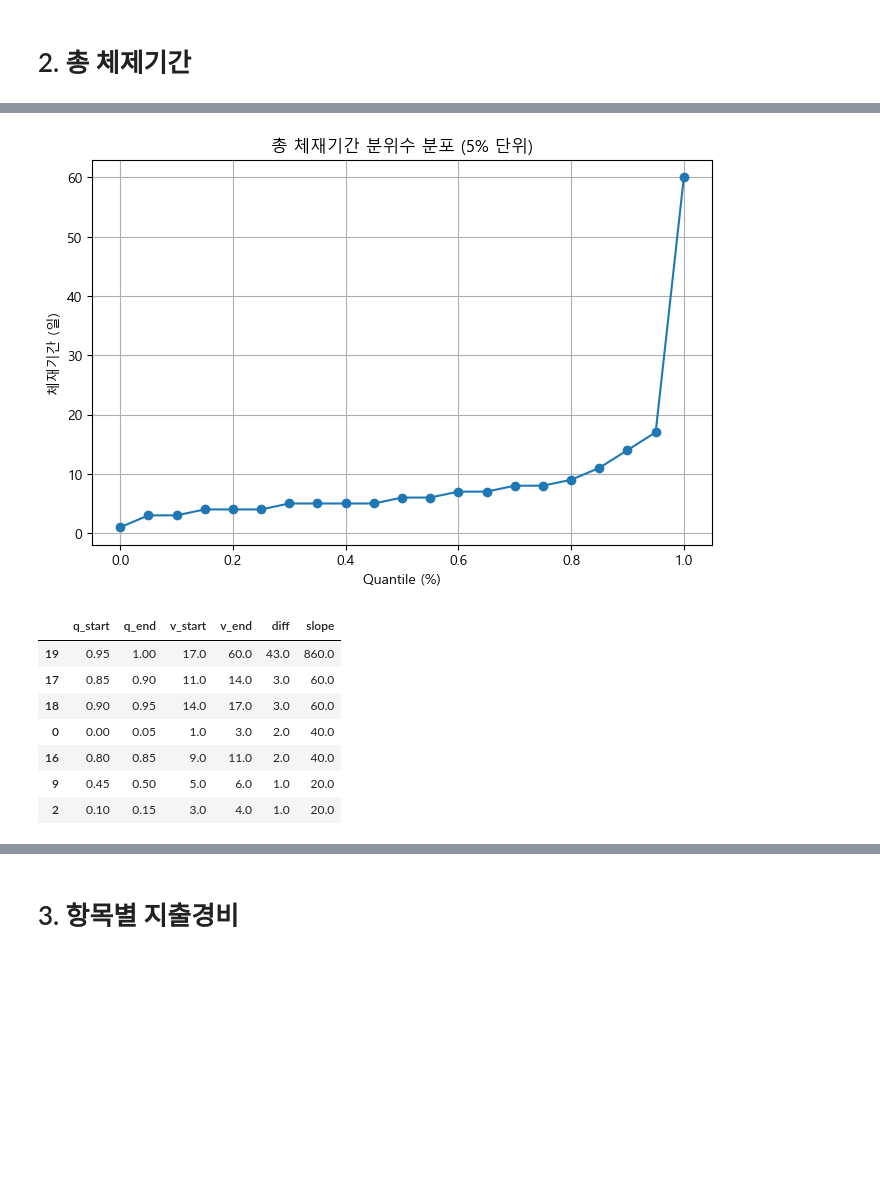
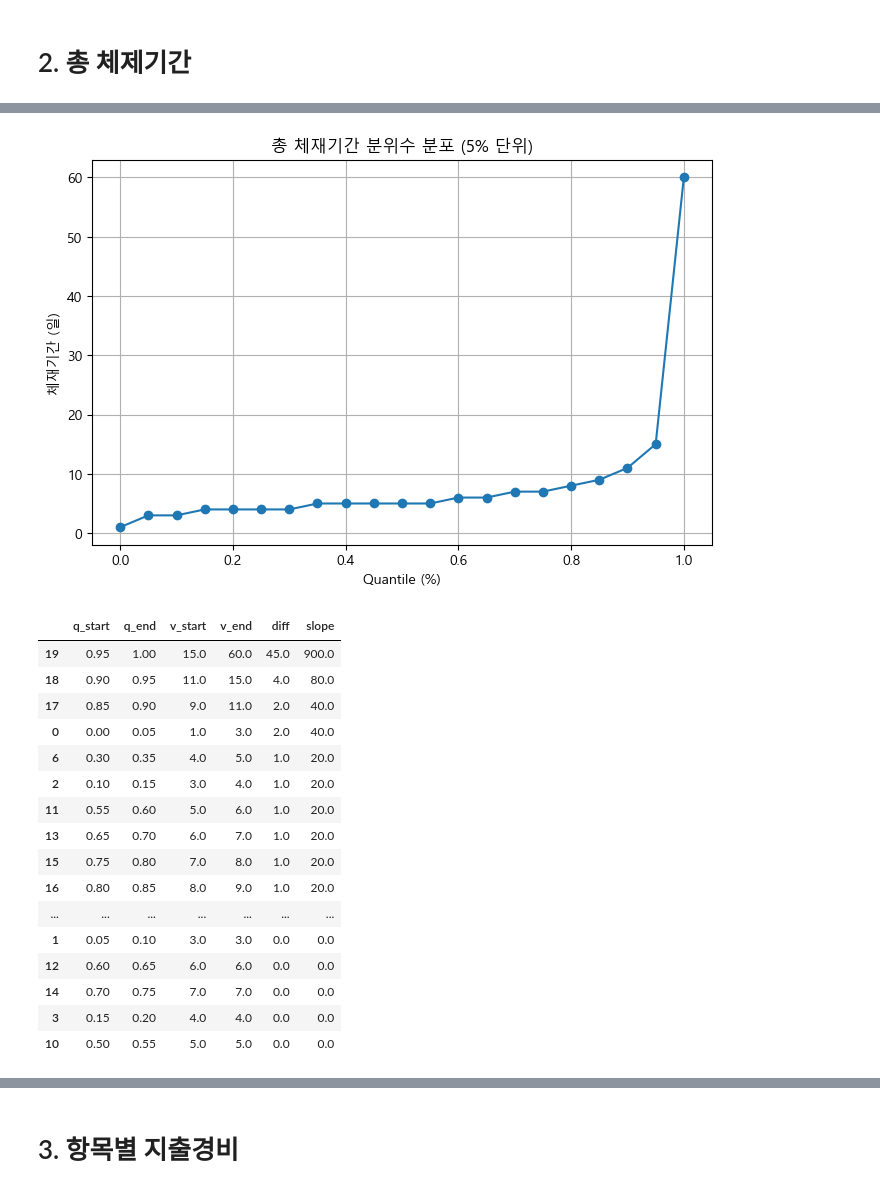
Before and after one commit to mariethecat08/korea-tour-recommender, a Jupyter notebook: notebooks/실험용/4차_전처리.ipynb, the cells around one changed output, grey strips where cells are left out. Cells and saved outputs as stored; diff of their text form; code cells hidden in the pictures; blank space fills up the shorter version.

```diff
--- a/notebooks/실험용/4차_전처리.ipynb
+++ b/notebooks/실험용/4차_전처리.ipynb
@@ -15,6 +15,6 @@ plt.rcParams['axes.unicode_minus'] = False
 
 
 # df = pd.read_csv('C:/Users/wndus/OneDrive/바탕 화면/관광지추천/2차_전처리.csv', encoding = 'utf-8')
-df = pd.read_csv('C:/Users/sopi0/codes/korea-tour-recommender/data/3차_전처리.csv')
+df = pd.read_csv('C:/Users/sopi0/codes/korea-tour-recommender/data/2024_3차_전처리.csv')
 df
 # %% [output]
@@ -148,31 +190,36 @@ slope_df.reindex(slope_df['slope'].abs().sort_values(ascending=False).index)
 # %%
 ### 구간화 ###
 
-col = '문10. 1인 1일 지출경비(영향치 결측, 61일 이상 결측, 국제교통비 제외)'
+col = '문10. 1인 1일 지출경비(상하위 1% 대체, 61일 이상 결측)'
 
 # 분위수 기준값
-p20 = 106.08
-p50 = 177.765
-p80 = 298.14
-p90 = 400
-p95 = 540.9375
+# p20 = 106.08
+# p50 = 177.765
+# p80 = 298.14
+# p90 = 400
+# p95 = 540.9375
+
+p5 = 112.911306
+p75 = 362.264875
+p90 = 528.034286
+p100 = 1687.500000
 
 def segment(x):
-    if x < p20:
+    if x < p5:
         return 1
-    elif x < p50:
+    elif x < p75:
         return 2
-    elif x < p80:
+    elif x < p90:
         return 3
-    elif x < p90:
+    # elif x < p90:
+    #     return 4
+    # elif x < p95:
+    #     return 5
+    else:
         return 4
-    elif x < p95:
-        return 5
-    else:
-        return 6
 
 df[col] = df[col].apply(segment)
 
 
-df['문10. 1인 1일 지출경비(영향치 결측, 61일 이상 결측, 국제교통비 제외)'].value_counts()
+df['문10. 1인 1일 지출경비(상하위 1% 대체, 61일 이상 결측)'].value_counts()
 # %% [output]
@@ -241,38 +286,47 @@ plt.title('총 체재기간 분위수 분포 (5% 단위)')
 plt.grid(True)
 plt.show()
 # %% [output]
-[figure, old version]
+[figure, new version]
 # %%
 q = q_df2['Quantile'].values
 v = q_df2['Value'].values
 
 # 인접 분위수 간 차이 계산
 diff = np.diff(v)      # Value 차이
 step = np.diff(q)      # Quantile 차이 (여기서는 전부 5씩 일정)
 
 # 기울기(증가량) = diff / step (step 일정이라 diff로 비교해도 동일)
 slope = diff / step
 
 # 구간 테이블 생성
 slope_df2 = pd.DataFrame({
     'q_start': q[:-1],
     'q_end': q[1:],
     'v_start': v[:-1],
     'v_end': v[1:],
     'diff': diff,
     'slope': slope
 })
 
 # 기울기(절댓값) 큰 순으로 상위 7개 구간 추출
-top7_stay = slope_df2.reindex(slope_df2['slope'].abs().sort_values(ascending=False).index).head(7)
+top7_stay = slope_df2.reindex(slope_df2['slope'].abs().sort_values(ascending=False).index)
 
 top7_stay
 # %% [output]
 |  | q_start | q_end | v_start | v_end | diff | slope |
-| 19 | 0.95 | 1.00 | 17.0 | 60.0 | 43.0 | 860.0 |
-| 17 | 0.85 | 0.90 | 11.0 | 14.0 | 3.0 | 60.0 |
-| 18 | 0.90 | 0.95 | 14.0 | 17.0 | 3.0 | 60.0 |
+| 19 | 0.95 | 1.00 | 15.0 | 60.0 | 45.0 | 900.0 |
+| 18 | 0.90 | 0.95 | 11.0 | 15.0 | 4.0 | 80.0 |
+| 17 | 0.85 | 0.90 | 9.0 | 11.0 | 2.0 | 40.0 |
 | 0 | 0.00 | 0.05 | 1.0 | 3.0 | 2.0 | 40.0 |
-| 16 | 0.80 | 0.85 | 9.0 | 11.0 | 2.0 | 40.0 |
-| 9 | 0.45 | 0.50 | 5.0 | 6.0 | 1.0 | 20.0 |
+| 6 | 0.30 | 0.35 | 4.0 | 5.0 | 1.0 | 20.0 |
 | 2 | 0.10 | 0.15 | 3.0 | 4.0 | 1.0 | 20.0 |
+| 11 | 0.55 | 0.60 | 5.0 | 6.0 | 1.0 | 20.0 |
+| 13 | 0.65 | 0.70 | 6.0 | 7.0 | 1.0 | 20.0 |
+| 15 | 0.75 | 0.80 | 7.0 | 8.0 | 1.0 | 20.0 |
+| 16 | 0.80 | 0.85 | 8.0 | 9.0 | 1.0 | 20.0 |
+| ... | ... | ... | ... | ... | ... | ... |
+| 1 | 0.05 | 0.10 | 3.0 | 3.0 | 0.0 | 0.0 |
+| 12 | 0.60 | 0.65 | 6.0 | 6.0 | 0.0 | 0.0 |
+| 14 | 0.70 | 0.75 | 7.0 | 7.0 | 0.0 | 0.0 |
+| 3 | 0.15 | 0.20 | 4.0 | 4.0 | 0.0 | 0.0 |
+| 10 | 0.50 | 0.55 | 5.0 | 5.0 | 0.0 | 0.0 |
```
Also changed, not shown: parts of 38 cells of this notebook, 27 other files.
